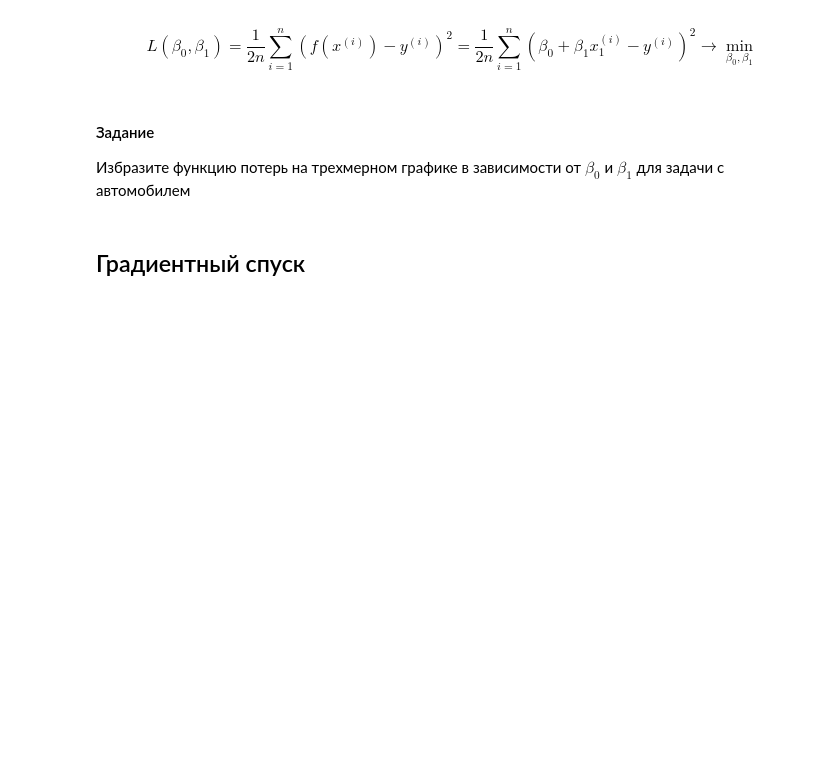
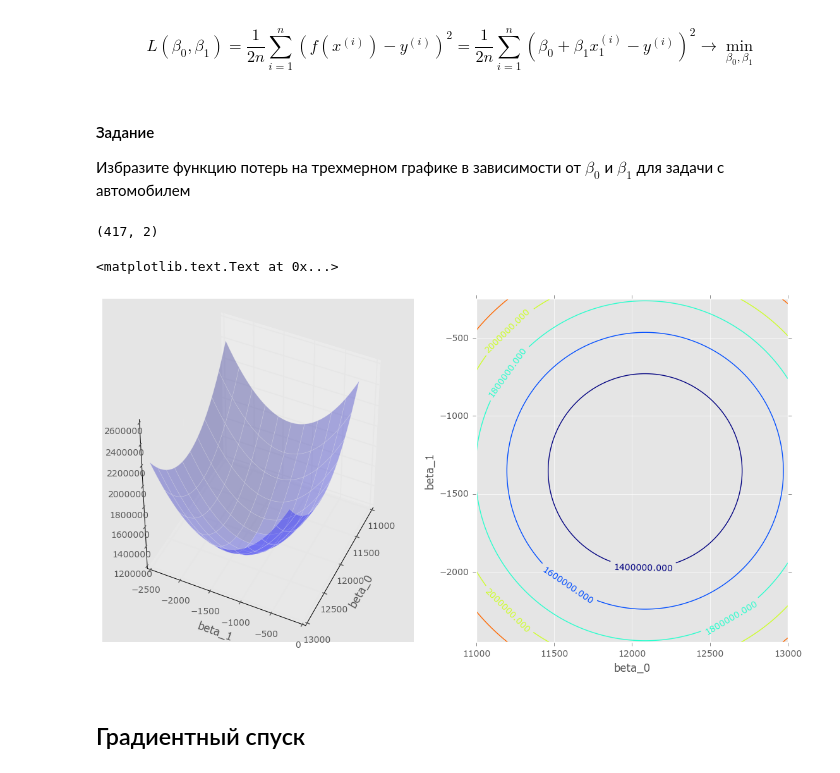
Before and after one commit to shestakoff/minor_da_2017, a Jupyter notebook: seminar5_linreg_opt_proc.ipynb, the cells around one changed output. Drawn from its saved outputs; the diff is of its cells as text; code cells hidden in the pictures; blank space fills up the shorter version.

```diff
--- a/seminar5_linreg_opt_proc.ipynb
+++ b/seminar5_linreg_opt_proc.ipynb
@@ -228,3 +245,8 @@ $$ L(\beta_0,\beta_1) = \frac{1}{2n}\sum^{n}_{i=1}(f(x^{(i)})  - y^{(i)})^2 = \f
 #### Задание
 
 Избразите функцию потерь на трехмерном графике в зависимости от $\beta_0$ и $\beta_1$ для задачи с автомобилем
+# %%
+X_model = np.c_[np.ones(X.shape), X]
+X_model.shape
+# %% [output]
+(417, 2)
@@ -231,24 +255,33 @@ $$ L(\beta_0,\beta_1) = \frac{1}{2n}\sum^{n}_{i=1}(f(x^{(i)})  - y^{(i)})^2 = \f
 # %%
-beta0 = np.linspace(-5, 5, 100)
-beta1 = np.linspace(-5, 5, 100)
+beta0 = np.linspace(11000 , 13000, 100)
+beta1 = np.linspace(-2450, -250, 100)
 
-B0, B1= np.meshgrid(beta0,beta1)
+B0, B1= np.meshgrid(beta0, beta1)
 
-# Your Code Here
-L = ..
+B_all = np.c_[B0.reshape(-1,1), B1.reshape(-1,1)].T
+
+# # Your Code Here
+L = X_model.dot(B_all) - y.reshape(-1,1)
+L = L ** 2
+L = L.mean(axis=0)/2
+L = L.reshape(B0.shape)
+
 
 fig = plt.figure(figsize=(14, 7))
 ax = fig.add_subplot(1, 2, 1, projection='3d')
 ax.view_init(40, 25)
 ax.plot_surface(B0, B1, L, alpha=0.3,)
-ax.set_xlabel('$\beta_0$')
-ax.set_ylabel('$\beta_1$')
+ax.set_xlabel('beta_0')
+ax.set_ylabel('beta_1')
 
 ax = fig.add_subplot(1, 2, 2)
 contour = ax.contour(B0, B1, L)
 plt.clabel(contour, inline=1, fontsize=10)
-ax.set_xlabel('$\beta_0$')
-ax.set_ylabel('$\beta_1$')
+ax.set_xlabel('beta_0')
+ax.set_ylabel('beta_1')
+# %% [output]
+<matplotlib.text.Text at 0x...>
+[figure, added]
 # %% [markdown]
 ## Градиентный спуск
 # %% [markdown]
```
Also changed, not shown: parts of 5 cells of this notebook.
